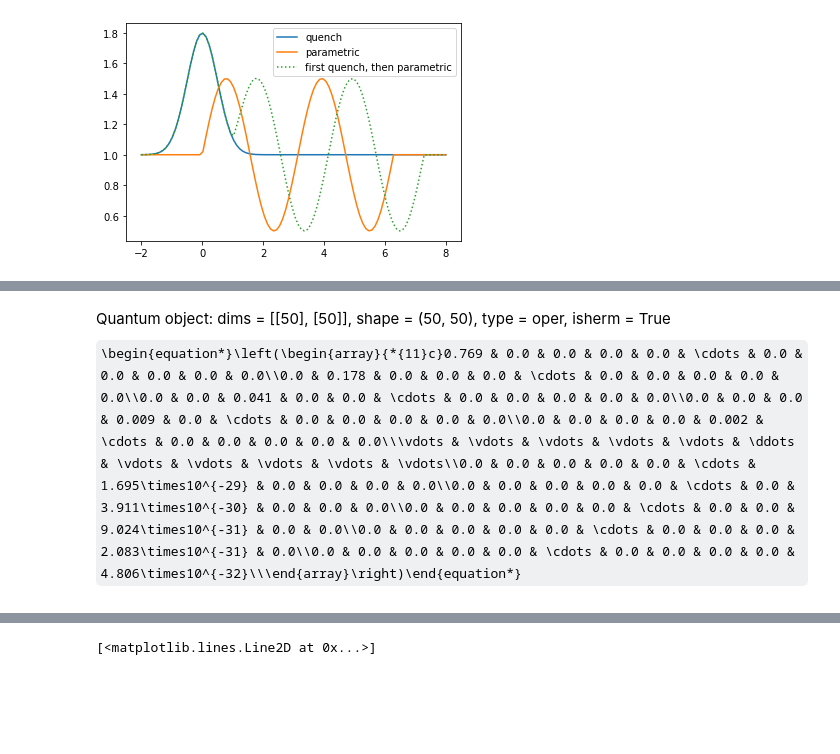
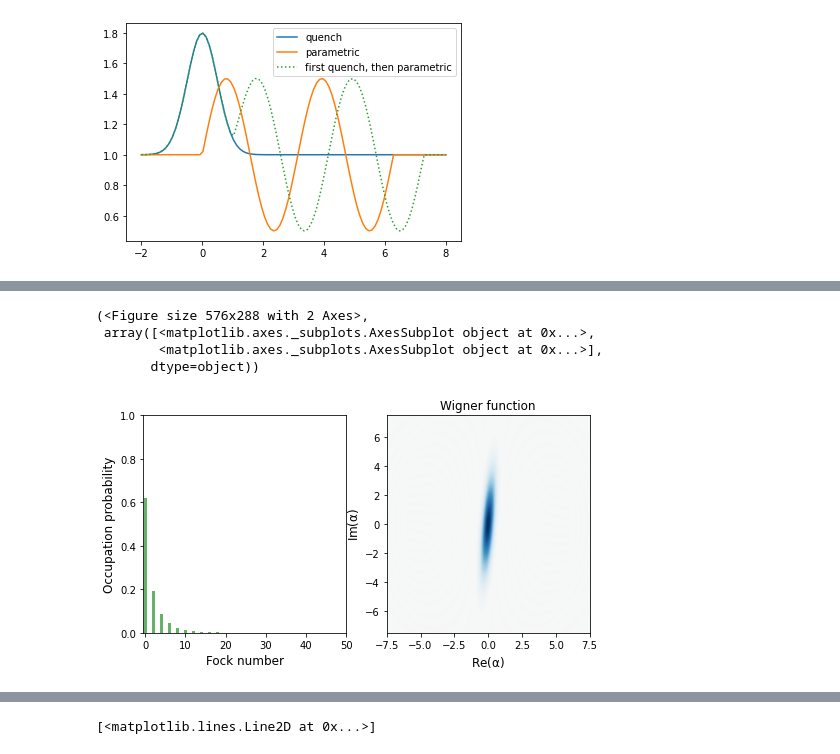
Before and after one commit to R-Thomm/Robin-Master, a Jupyter notebook: squeezed.ipynb, the cells around one changed output, grey strips where cells are left out. Saved outputs shown, nothing was run; the diff lists cells and outputs as text; code cells hidden in the pictures; some formulas as TeX source; blank space fills up the shorter version.

Commit message:
including the getParams funciton, including first time resolved alpha, r, ...

```diff
--- a/squeezed.ipynb
+++ b/squeezed.ipynb
@@ -108,4 +78,13 @@ plot_wigner_fock_distribution(psi1)
-# %%
-psi0
-# %% [output]
-Quantum object: dims = [[50], [50]], shape = (50, 50), type = oper, isherm = True\begin{equation*}\left(\begin{array}{*{11}c}0.769 & 0.0 & 0.0 & 0.0 & 0.0 & \cdots & 0.0 & 0.0 & 0.0 & 0.0 & 0.0\\0.0 & 0.178 & 0.0 & 0.0 & 0.0 & \cdots & 0.0 & 0.0 & 0.0 & 0.0 & 0.0\\0.0 & 0.0 & 0.041 & 0.0 & 0.0 & \cdots & 0.0 & 0.0 & 0.0 & 0.0 & 0.0\\0.0 & 0.0 & 0.0 & 0.009 & 0.0 & \cdots & 0.0 & 0.0 & 0.0 & 0.0 & 0.0\\0.0 & 0.0 & 0.0 & 0.0 & 0.002 & \cdots & 0.0 & 0.0 & 0.0 & 0.0 & 0.0\\\vdots & \vdots & \vdots & \vdots & \vdots & \ddots & \vdots & \vdots & \vdots & \vdots & \vdots\\0.0 & 0.0 & 0.0 & 0.0 & 0.0 & \cdots & 1.695\times10^{-29} & 0.0 & 0.0 & 0.0 & 0.0\\0.0 & 0.0 & 0.0 & 0.0 & 0.0 & \cdots & 0.0 & 3.911\times10^{-30} & 0.0 & 0.0 & 0.0\\0.0 & 0.0 & 0.0 & 0.0 & 0.0 & \cdots & 0.0 & 0.0 & 9.024\times10^{-31} & 0.0 & 0.0\\0.0 & 0.0 & 0.0 & 0.0 & 0.0 & \cdots & 0.0 & 0.0 & 0.0 & 2.083\times10^{-31} & 0.0\\0.0 & 0.0 & 0.0 & 0.0 & 0.0 & \cdots & 0.0 & 0.0 & 0.0 & 0.0 & 4.806\times10^{-32}\\\end{array}\right)\end{equation*}
+# %%
+alpha, xi, nBar, nCS, nT = getParams(psi)
+
+# print('alpha=', alpha, ', xi =', xi, ', nBar =', nBar, ', nCS =', nCS, ', nT =', nT)
+
+psi1 = displace(n, alpha)*squeeze(n, xi)*thermal_dm(n, nT)*squeeze(n, xi).dag()*displace(n, alpha).dag()
+plot_wigner_fock_distribution(psi1)
+# %% [output]
+(<Figure size 576x288 with 2 Axes>,
+ array([<matplotlib.axes._subplots.AxesSubplot object at 0x...>,
+        <matplotlib.axes._subplots.AxesSubplot object at 0x...>],
+       dtype=object))
+[figure, added]
```
Also changed, not shown: parts of 6 cells of this notebook, 1 other file.
